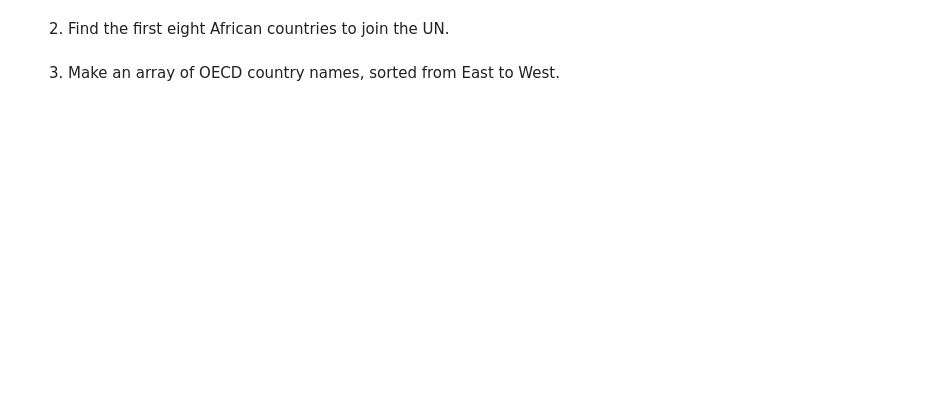
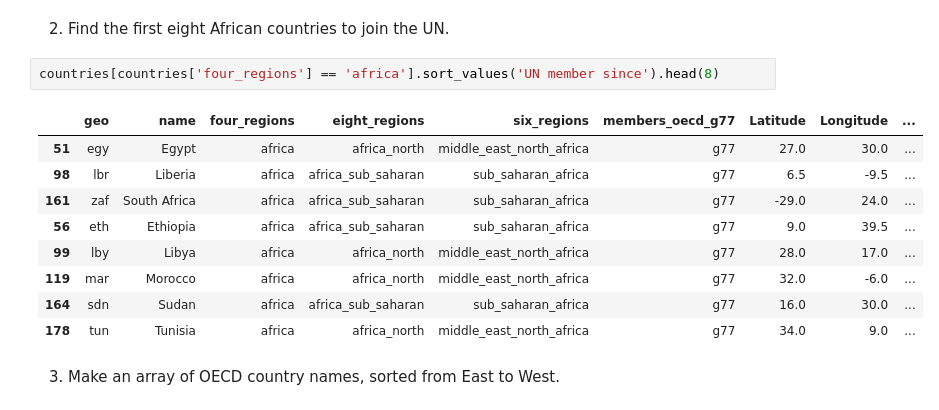
Before and after one commit to ada-4a03fa39b6/RCDS-Summer-School-2025, a Jupyter notebook: 4_Thursday/1 - Getting Started with Pandas.ipynb, the cells around one changed output. Drawn from its saved outputs; the diff is of its cells as text; blank space fills up the shorter version.

```diff
--- a/4_Thursday/1 - Getting Started with Pandas.ipynb
+++ b/4_Thursday/1 - Getting Started with Pandas.ipynb
@@ -244,4 +558,16 @@ Use manipulations of `countries` to complete the following tasks:
 # %% [markdown]
 2. Find the first eight African countries to join the UN.
+# %%
+countries[countries['four_regions'] == 'africa'].sort_values('UN member since').head(8)
+# %% [output]
+|  | geo | name | four_regions | eight_regions | six_regions | members_oecd_g77 | Latitude | Longitude | ... |
+| 51 | egy | Egypt | africa | africa_north | middle_east_north_africa | g77 | 27.0 | 30.0 | ... |
+| 98 | lbr | Liberia | africa | africa_sub_saharan | sub_saharan_africa | g77 | 6.5 | -9.5 | ... |
+| 161 | zaf | South Africa | africa | africa_sub_saharan | sub_saharan_africa | g77 | -29.0 | 24.0 | ... |
+| 56 | eth | Ethiopia | africa | africa_sub_saharan | sub_saharan_africa | g77 | 9.0 | 39.5 | ... |
+| 99 | lby | Libya | africa | africa_north | middle_east_north_africa | g77 | 28.0 | 17.0 | ... |
+| 119 | mar | Morocco | africa | africa_north | middle_east_north_africa | g77 | 32.0 | -6.0 | ... |
+| 164 | sdn | Sudan | africa | africa_sub_saharan | sub_saharan_africa | g77 | 16.0 | 30.0 | ... |
+| 178 | tun | Tunisia | africa | africa_north | middle_east_north_africa | g77 | 34.0 | 9.0 | ... |
 # %% [markdown]
 3. Make an array of OECD country names, sorted from East to West.
```
Also changed, not shown: parts of 36 cells of this notebook, 3 other files.
